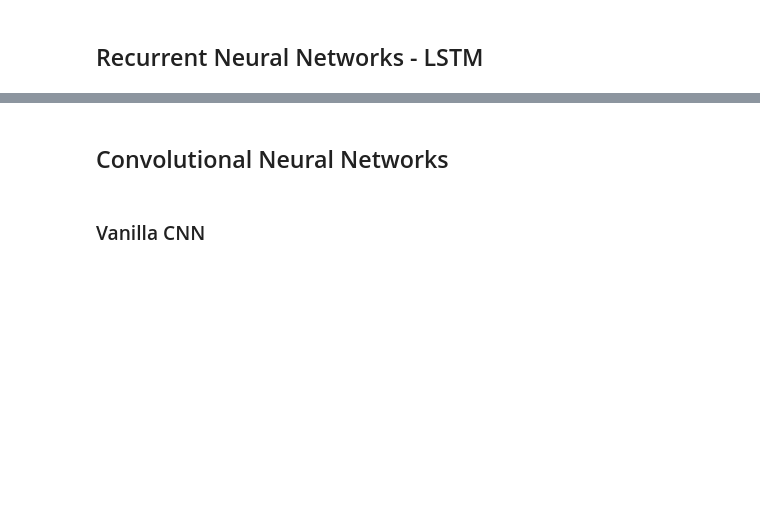
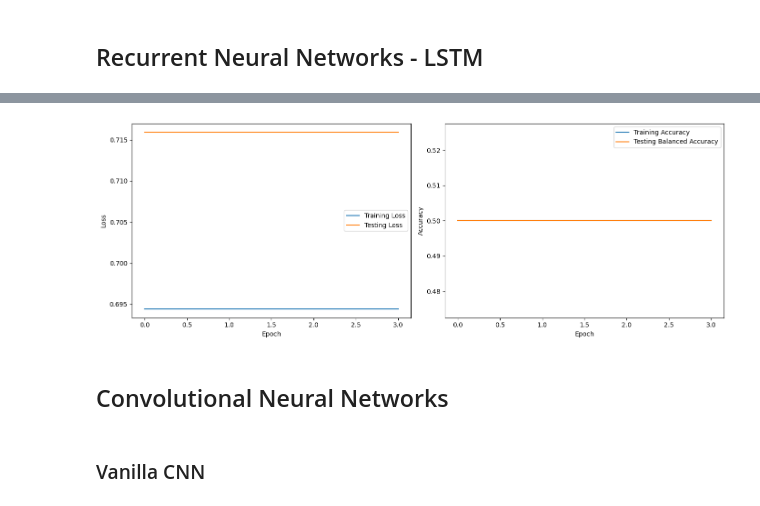
Before and after one commit to jlohunecke/ML4HC_project2, a Jupyter notebook: proj2_pt1.ipynb, the cells around one changed output, grey strips where cells are left out. Drawn from its saved outputs; the diff is of its cells as text; code cells hidden in the pictures; blank space fills up the shorter version.

```diff
--- a/proj2_pt1.ipynb
+++ b/proj2_pt1.ipynb
@@ -305,3 +421,24 @@ tensor([[0.7219]], device='mps:0', grad_fn=<SigmoidBackward0>)
+# %%
+fig, axs = plt.subplots(1, 2, figsize=(14, 5))
+
+# Plotting the losses
+axs[0].plot(epoch_losses_training_bidir, label='Training Loss')
+axs[0].plot(epoch_losses_testing_bidir, label='Testing Loss')
+axs[0].set_xlabel('Epoch')
+axs[0].set_ylabel('Loss')
+axs[0].legend()
+
+# Plotting the accuracies
+axs[1].plot(epoch_accuracies_training_bidir, label='Training Accuracy')
+axs[1].plot(epoch_accuracies_testing_bidir, label='Testing Balanced Accuracy')
+axs[1].set_xlabel('Epoch')
+axs[1].set_ylabel('Accuracy')
+axs[1].legend()
+
+plt.tight_layout()
+plt.show()
+# %% [output]
+[figure, added]
 # %% [markdown]
 ## Convolutional Neural Networks
 # %% [markdown]
```
Also changed, not shown: parts of 26 cells of this notebook, 4 other files.
